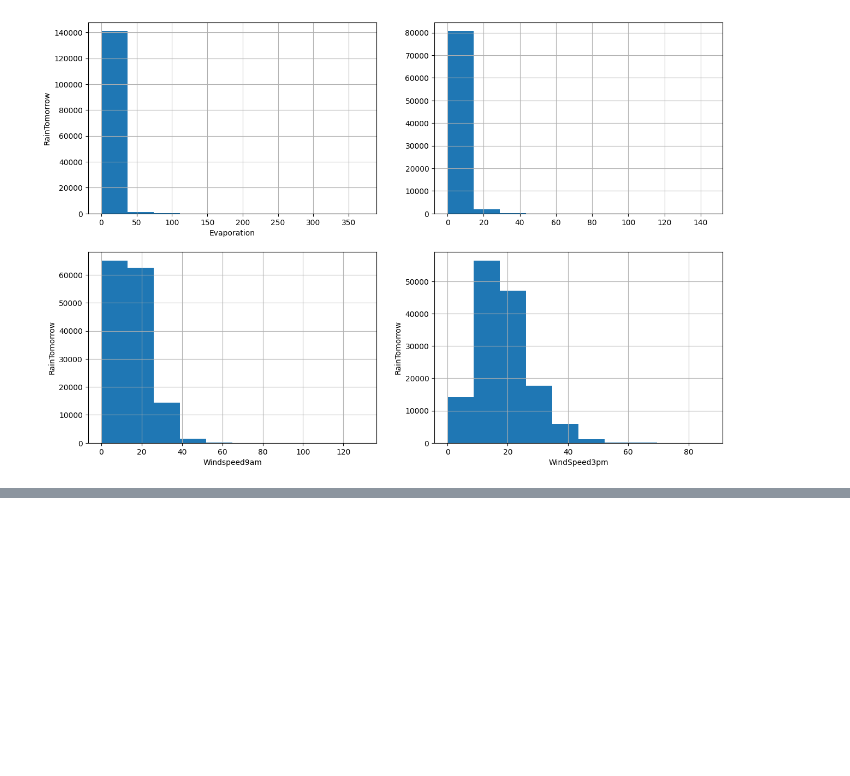
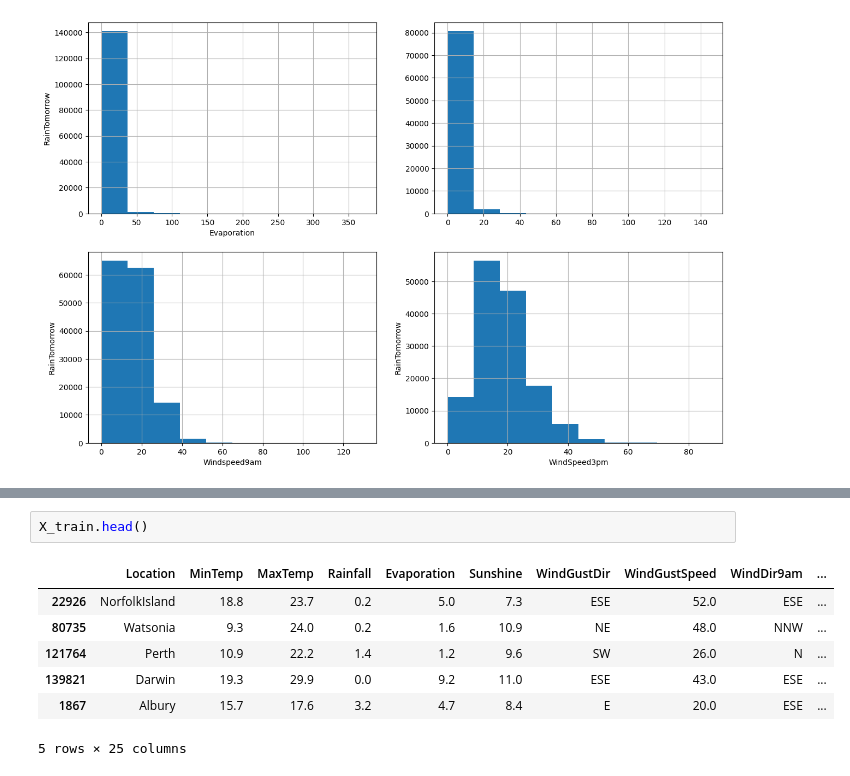
Before and after one commit to Ayodeji63/ml_labs, a Jupyter notebook: kaggle/Logistic_Regression_Kaggle_Weather.ipynb, the cells around one changed output, grey strips where cells are left out. Drawn from its saved outputs; the diff is of its cells as text; blank space fills up the shorter version.

```diff
--- a/kaggle/Logistic_Regression_Kaggle_Weather.ipynb
+++ b/kaggle/Logistic_Regression_Kaggle_Weather.ipynb
@@ -682,0 +1089,10 @@ AttributeError: 'DataFrame' object has no attribute 'Raingall'
+# %%
+X_train.head()
+# %% [output]
+|  | Location | MinTemp | MaxTemp | Rainfall | Evaporation | Sunshine | WindGustDir | WindGustSpeed | WindDir9am | ... |
+| 22926 | NorfolkIsland | 18.8 | 23.7 | 0.2 | 5.0 | 7.3 | ESE | 52.0 | ESE | ... |
+| 80735 | Watsonia | 9.3 | 24.0 | 0.2 | 1.6 | 10.9 | NE | 48.0 | NNW | ... |
+| 121764 | Perth | 10.9 | 22.2 | 1.4 | 1.2 | 9.6 | SW | 26.0 | N | ... |
+| 139821 | Darwin | 19.3 | 29.9 | 0.0 | 9.2 | 11.0 | ESE | 43.0 | ESE | ... |
+| 1867 | Albury | 15.7 | 17.6 | 3.2 | 4.7 | 8.4 | E | 20.0 | ESE | ... |
+5 rows × 25 columns
```
Also changed, not shown: parts of 58 cells of this notebook, 50 other files.
